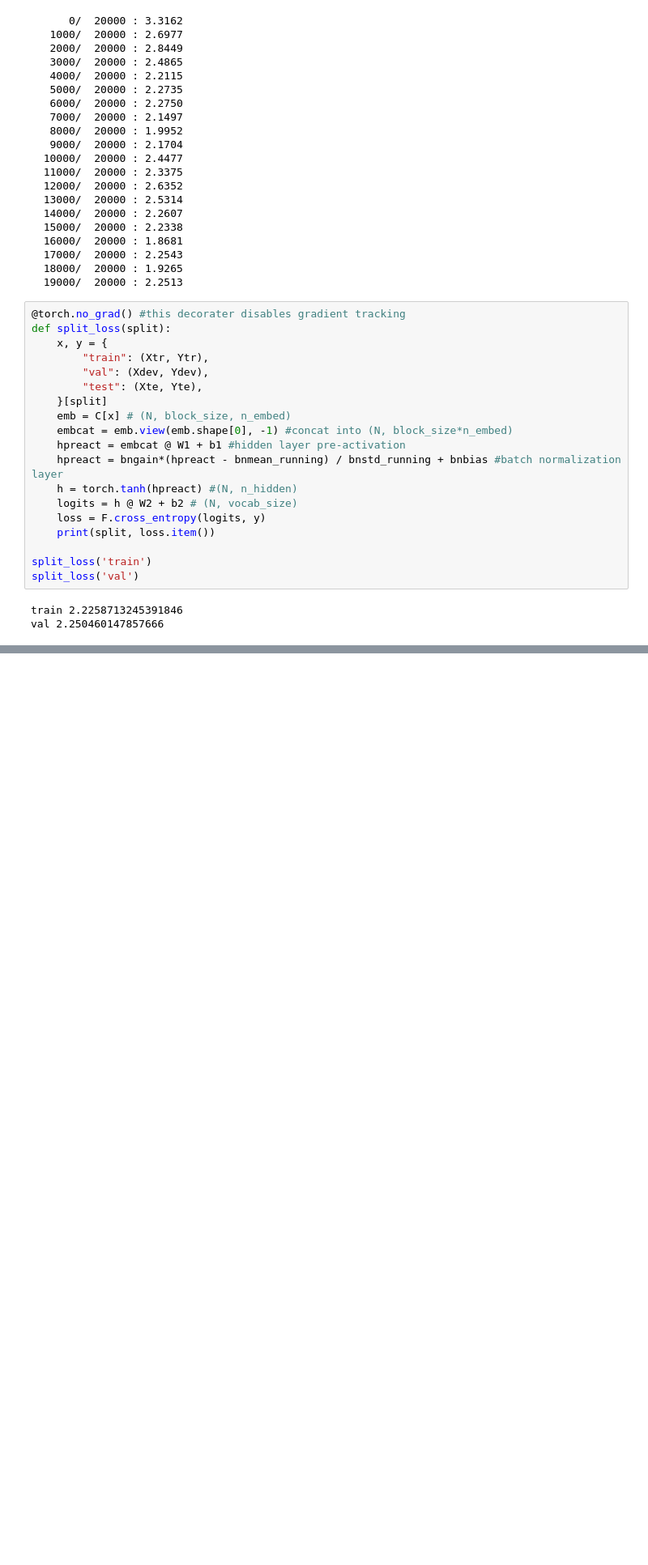
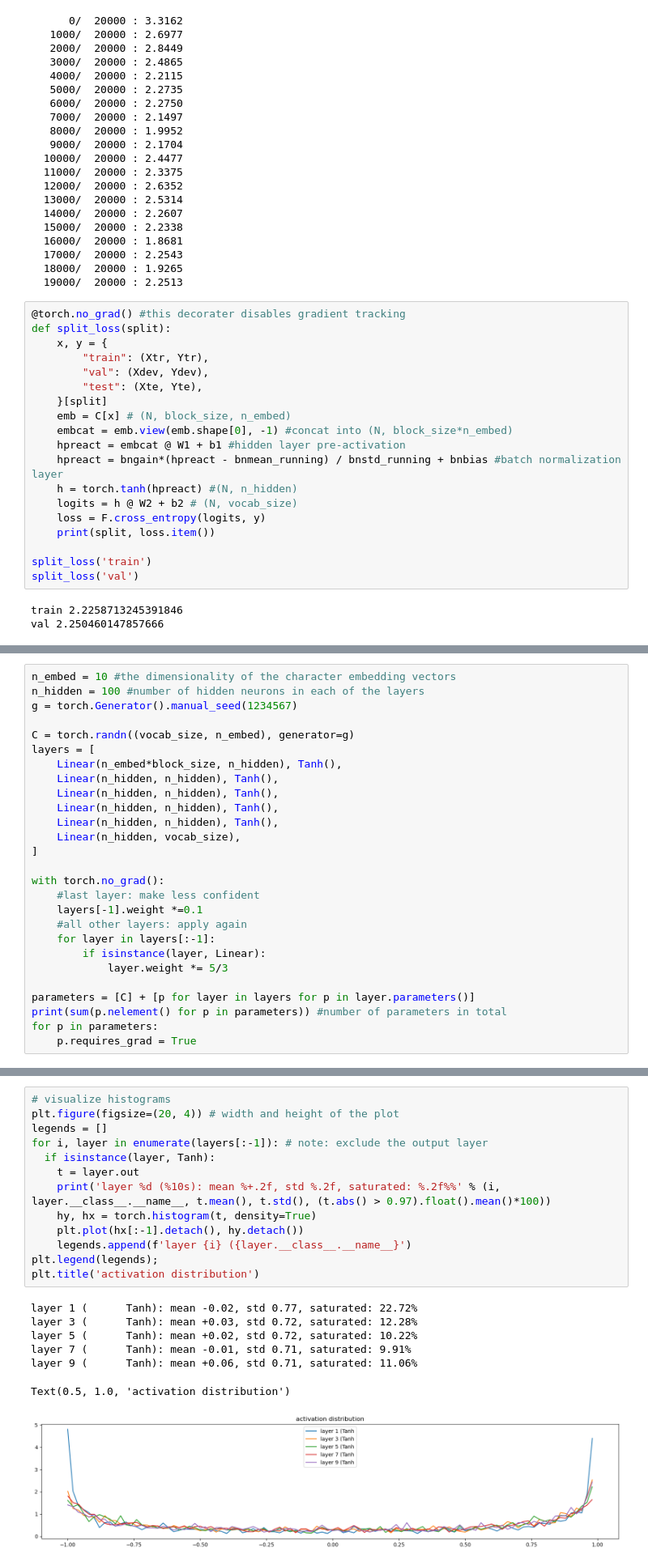
Before and after one commit to psycoplankton/Rock-Bottom, a Jupyter notebook: BatchNorm_Gradient_statistics.ipynb, the cells around one changed output, grey strips where cells are left out. Shown at 81% size. Saved outputs shown, nothing was run; the diff lists cells and outputs as text; blank space fills up the shorter version.

```diff
--- a/BatchNorm_Gradient_statistics.ipynb
+++ b/BatchNorm_Gradient_statistics.ipynb
@@ -429,0 +494,27 @@ val 2.250460147857666
+# %%
+n_embed = 10 #the dimensionality of the character embedding vectors
+n_hidden = 100 #number of hidden neurons in each of the layers
+g = torch.Generator().manual_seed(1234567)
+
+C = torch.randn((vocab_size, n_embed), generator=g)
+layers = [
+    Linear(n_embed*block_size, n_hidden), Tanh(),
+    Linear(n_hidden, n_hidden), Tanh(),
+    Linear(n_hidden, n_hidden), Tanh(),
+    Linear(n_hidden, n_hidden), Tanh(),
+    Linear(n_hidden, n_hidden), Tanh(),
+    Linear(n_hidden, vocab_size),
+]
+
+with torch.no_grad():
+    #last layer: make less confident
+    layers[-1].weight *=0.1
+    #all other layers: apply again
+    for layer in layers[:-1]:
+        if isinstance(layer, Linear):
+            layer.weight *= 5/3
+
+parameters = [C] + [p for layer in layers for p in layer.parameters()]
+print(sum(p.nelement() for p in parameters)) #number of parameters in total
+for p in parameters:
+    p.requires_grad = True
@@ -429,0 +562,21 @@ val 2.250460147857666
+# %%
+# visualize histograms
+plt.figure(figsize=(20, 4)) # width and height of the plot
+legends = []
+for i, layer in enumerate(layers[:-1]): # note: exclude the output layer
+  if isinstance(layer, Tanh):
+    t = layer.out
+    print('layer %d (%10s): mean %+.2f, std %.2f, saturated: %.2f%%' % (i, layer.__class__.__name__, t.mean(), t.std(), (t.abs() > 0.97).float().mean()*100))
+    hy, hx = torch.histogram(t, density=True)
+    plt.plot(hx[:-1].detach(), hy.detach())
+    legends.append(f'layer {i} ({layer.__class__.__name__}')
+plt.legend(legends);
+plt.title('activation distribution')
+# %% [output]
+layer 1 (      Tanh): mean -0.02, std 0.77, saturated: 22.72%
+layer 3 (      Tanh): mean +0.03, std 0.72, saturated: 12.28%
+layer 5 (      Tanh): mean +0.02, std 0.72, saturated: 10.22%
+layer 7 (      Tanh): mean -0.01, std 0.71, saturated: 9.91%
+layer 9 (      Tanh): mean +0.06, std 0.71, saturated: 11.06%
+Text(0.5, 1.0, 'activation distribution')
+[figure, added]
```
Also changed, not shown: parts of 19 cells of this notebook.
